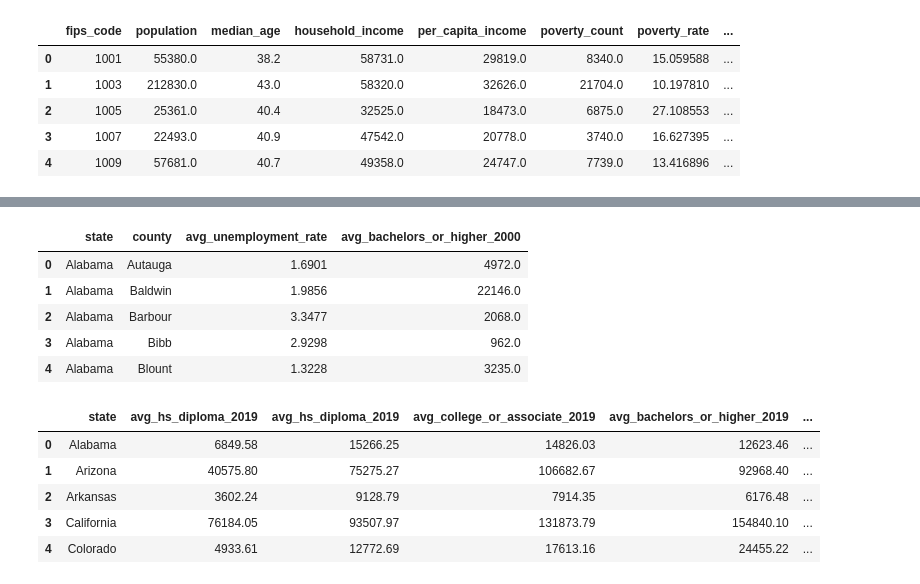
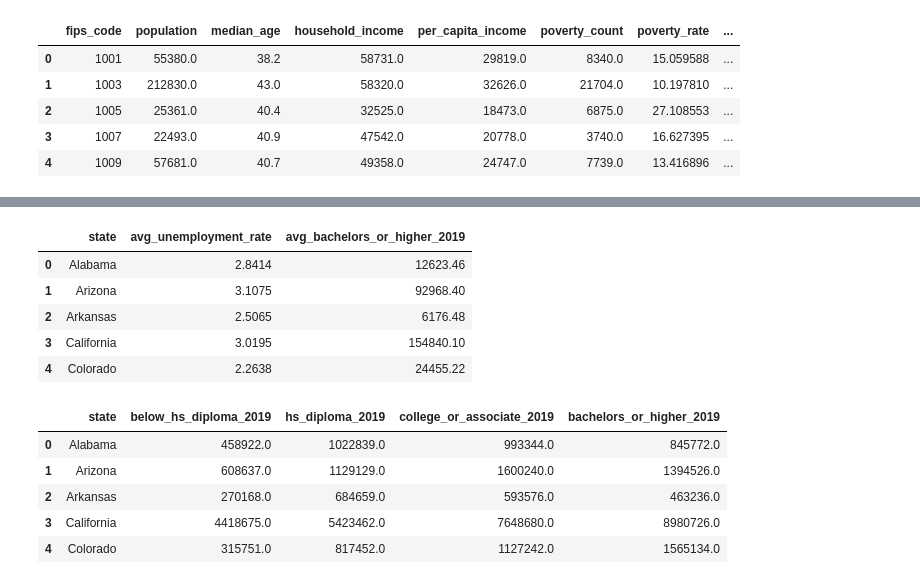
Before and after one commit to uzmabb182/data-visualization-using-flask-project2, a Jupyter notebook: data_visualzation/sqlalchemy_analysis.ipynb, the cells around one changed output, grey strips where cells are left out. Saved outputs shown, nothing was run; the diff lists cells and outputs as text; code cells hidden in the pictures.

```diff
--- a/data_visualzation/sqlalchemy_analysis.ipynb
+++ b/data_visualzation/sqlalchemy_analysis.ipynb
@@ -6,4 +6,5 @@ from sqlalchemy import create_engine
 from config import db_username, db_password
 
 # Path to postgres education_database
-database_path = 'postgresql://{db_username}:{db_password}@localhost:5432/education_db'
+database_path = f"postgresql://{db_username}:{db_password}@localhost:5432/education_db"
+database_path
@@ -79,35 +130,39 @@ df1.head()
 # %%
-# query from view 'county_state' and fips_code_data to analyze unemployment on state level by state for bubble chart
-
-df2 = pd.read_sql("""SELECT f.state, f.county, ROUND(AVG(v.unemployment_rate),4) AS avg_unemployment_rate, ROUND(AVG(v.bachelors_or_higher_2000),2) AS avg_bachelors_or_higher_2000
+#  query from view 'county_state' and fips_code_data to analyze unemployment on state level by state for bubble chart
+df3 = pd.read_sql("""SELECT f.state, ROUND(AVG(v.unemployment_rate),4) AS avg_unemployment_rate,
+ROUND(AVG(v.bachelors_or_higher_2019),2) AS avg_bachelors_or_higher_2019
 FROM fips_code_data AS f
 JOIN census_education AS v
 ON (f.fips_code = v.fips_code)
-GROUP BY f.state, f.county
-ORDER BY f.state, f.county;""",conn)
+GROUP BY f.state
+ORDER BY f.state;""",conn)
 
-df2.head()
+df3.head()
 # %% [output]
-|  | state | county | avg_unemployment_rate | avg_bachelors_or_higher_2000 |
-| 0 | Alabama | Autauga | 1.6901 | 4972.0 |
-| 1 | Alabama | Baldwin | 1.9856 | 22146.0 |
-| 2 | Alabama | Barbour | 3.3477 | 2068.0 |
-| 3 | Alabama | Bibb | 2.9298 | 962.0 |
-| 4 | Alabama | Blount | 1.3228 | 3235.0 |
+|  | state | avg_unemployment_rate | avg_bachelors_or_higher_2019 |
+| 0 | Alabama | 2.8414 | 12623.46 |
+| 1 | Arizona | 3.1075 | 92968.40 |
+| 2 | Arkansas | 2.5065 | 6176.48 |
+| 3 | California | 3.0195 | 154840.10 |
+| 4 | Colorado | 2.2638 | 24455.22 |
 # %%
 # selection for analyzing education of all degrees categories for bar chart
-df3 = pd.read_sql("""SELECT f.state, ROUND(AVG(e.below_hs_diploma_2019),2) AS avg_hs_diploma_2019, ROUND(AVG(e.hs_diploma_2019),2) AS avg_hs_diploma_2019, ROUND(AVG(e.college_or_associate_2019),2) AS avg_college_or_associate_2019, ROUND(AVG(e.bachelors_or_higher_2019),2) AS avg_bachelors_or_higher_2019, ROUND(AVG(e.below_hs_diploma_2000),2) AS avg_below_hs_diploma_2000, ROUND(AVG(e.hs_diploma_2000),2) AS avg_hs_diploma_2000, ROUND(AVG(e.college_or_associate_2000),2) AS avg_college_or_associate_2000, ROUND(AVG(e.bachelors_or_higher_2000),2) AS avg_bachelors_or_higher_2000
+df4 = pd.read_sql("""SELECT f.state, ROUND(SUM(e.below_hs_diploma_2019),2) AS below_hs_diploma_2019,
+ROUND(SUM(e.hs_diploma_2019),2) AS hs_diploma_2019,
+ROUND(SUM(e.college_or_associate_2019),2) AS college_or_associate_2019,
+ROUND(SUM(e.bachelors_or_higher_2019),2) AS bachelors_or_higher_2019
 FROM education_data as e
 JOIN fips_code_data as f
 ON (e.fips_code = f.fips_code)
 GROUP BY f.state
-ORDER BY f.state;""",conn)
+ORDER BY f.state;
+""",conn)
 
-df3.head()
+df4.head()
 # %% [output]
-|  | state | avg_hs_diploma_2019 | avg_hs_diploma_2019 | avg_college_or_associate_2019 | avg_bachelors_or_higher_2019 | ... |
-| 0 | Alabama | 6849.58 | 15266.25 | 14826.03 | 12623.46 | ... |
-| 1 | Arizona | 40575.80 | 75275.27 | 106682.67 | 92968.40 | ... |
-| 2 | Arkansas | 3602.24 | 9128.79 | 7914.35 | 6176.48 | ... |
-| 3 | California | 76184.05 | 93507.97 | 131873.79 | 154840.10 | ... |
-| 4 | Colorado | 4933.61 | 12772.69 | 17613.16 | 24455.22 | ... |
+|  | state | below_hs_diploma_2019 | hs_diploma_2019 | college_or_associate_2019 | bachelors_or_higher_2019 |
+| 0 | Alabama | 458922.0 | 1022839.0 | 993344.0 | 845772.0 |
+| 1 | Arizona | 608637.0 | 1129129.0 | 1600240.0 | 1394526.0 |
+| 2 | Arkansas | 270168.0 | 684659.0 | 593576.0 | 463236.0 |
+| 3 | California | 4418675.0 | 5423462.0 | 7648680.0 | 8980726.0 |
+| 4 | Colorado | 315751.0 | 817452.0 | 1127242.0 | 1565134.0 |
```
Also changed, not shown: parts of 4 cells of this notebook.
